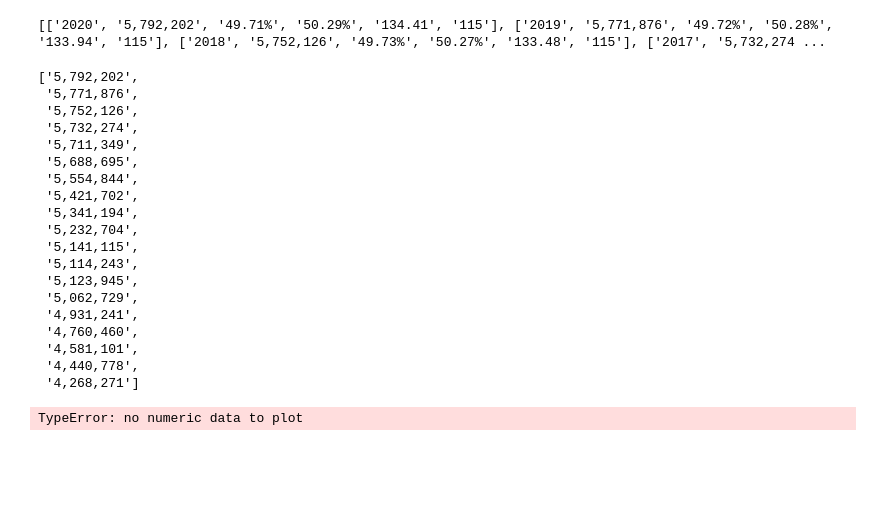
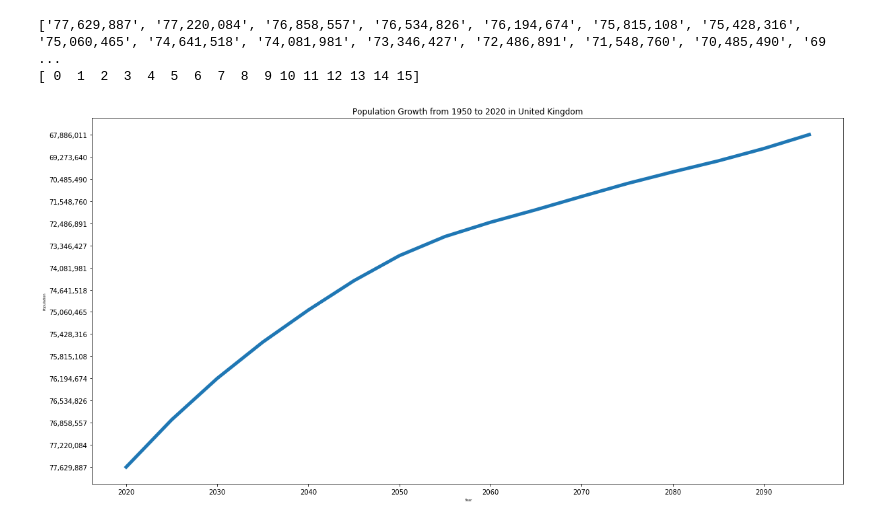
Before and after one commit to asgerhs/4Sem, a Jupyter notebook: Python/Week7/Population.ipynb, the cells around one changed output. Saved outputs shown, nothing was run; the diff lists cells and outputs as text; code cells hidden in the pictures; blank space fills up the shorter version.

```diff
--- a/Python/Week7/Population.ipynb
+++ b/Python/Week7/Population.ipynb
@@ -1,7 +1,8 @@
 # %%
 from selenium import webdriver
 import bs4
-
+import matplotlib.pyplot as plt
+import numpy as np
 
 
 def get_country_data(country):
@@ -17,60 +18,59 @@ def get_country_data(country):
 
     search_result = browser.find_element_by_id("search_results")
     result_table = search_result.find_element_by_id("content")
     result = result_table.find_element_by_link_text(country)
     result.click()
     browser.find_element_by_link_text(country).click()
     browser.implicitly_wait(3)
 
     page_source = browser.page_source
     soup = bs4.BeautifulSoup(page_source, 'html.parser')
 
     content = soup.find_all('div', {"class": "datatableStyles__TableContainer-bwtkle-0 dvLKHZ"})
     rows = content[2].find_all('tr')
     rows.pop(0)
 
     years = []
 
     for row in rows:
         datas = row.find_all('td')
         rowl = []
         #print(datas)
         for data in datas:
             value = str(data)
             x = value.split(">")
             y = x[1].split("<")
             rowl.append(y[0])
         rowl.pop(len(rowl)-1)
         years.append(rowl)
 
-    print(years)
-    return years
-data = get_country_data("Denmark")
+    indexes_mask = [x[0] for x in list(reversed(years))]
+    population_mask = [x[1] for x in list(reversed(years))]
+
+    population_index = np.arange(len(population_mask))
+    print(population_mask)
+    print(population_index)
+
+    indexes = []
+    for row in indexes_mask:
+        indexes.append(int(row))
+
+    population = []
+    for row in population_mask:
+        row = row.replace(',', '')
+        population.append(int(row))
+
+    plt.figure(figsize=(20,10))
+    plt.plot(indexes, population, linewidth=5)
+    plt.yticks(np.linspace( min(population), max(population), len(population_mask), population_mask), population_mask )
+    plt.xlabel("Year", fontsize=5)
+    plt.ylabel("Population", fontsize=5)
+    plt.title('Population Growth from 1950 to 2020 in ' + country)
+    plt.show()
+
+
+get_country_data("United Kingdom")
 # %% [output]
-[['2020', '5,792,202', '49.71%', '50.29%', '134.41', '115'], ['2019', '5,771,876', '49.72%', '50.28%', '133.94', '115'], ['2018', '5,752,126', '49.73%', '50.27%', '133.48', '115'], ['2017', '5,732,274 ...
+['77,629,887', '77,220,084', '76,858,557', '76,534,826', '76,194,674', '75,815,108', '75,428,316', '75,060,465', '74,641,518', '74,081,981', '73,346,427', '72,486,891', '71,548,760', '70,485,490', '69 ...
+[ 0  1  2  3  4  5  6  7  8  9 10 11 12 13 14 15]
-['5,792,202',
- '5,771,876',
- '5,752,126',
- '5,732,274',
- '5,711,349',
- '5,688,695',
- '5,554,844',
- '5,421,702',
- '5,341,194',
- '5,232,704',
- '5,141,115',
- '5,114,243',
- '5,123,945',
- '5,062,729',
- '4,931,241',
- '4,760,460',
- '4,581,101',
- '4,440,778',
- '4,268,271']
+[figure, added]
-# %%
-import matplotlib as plt
-
-idexes = [x[0] for x in list(reversed(data))]
-population = [x[1] for x in list(reversed(data))]
-# %% [output]
-TypeError: no numeric data to plot
```
Also changed, not shown: 37 other files.
